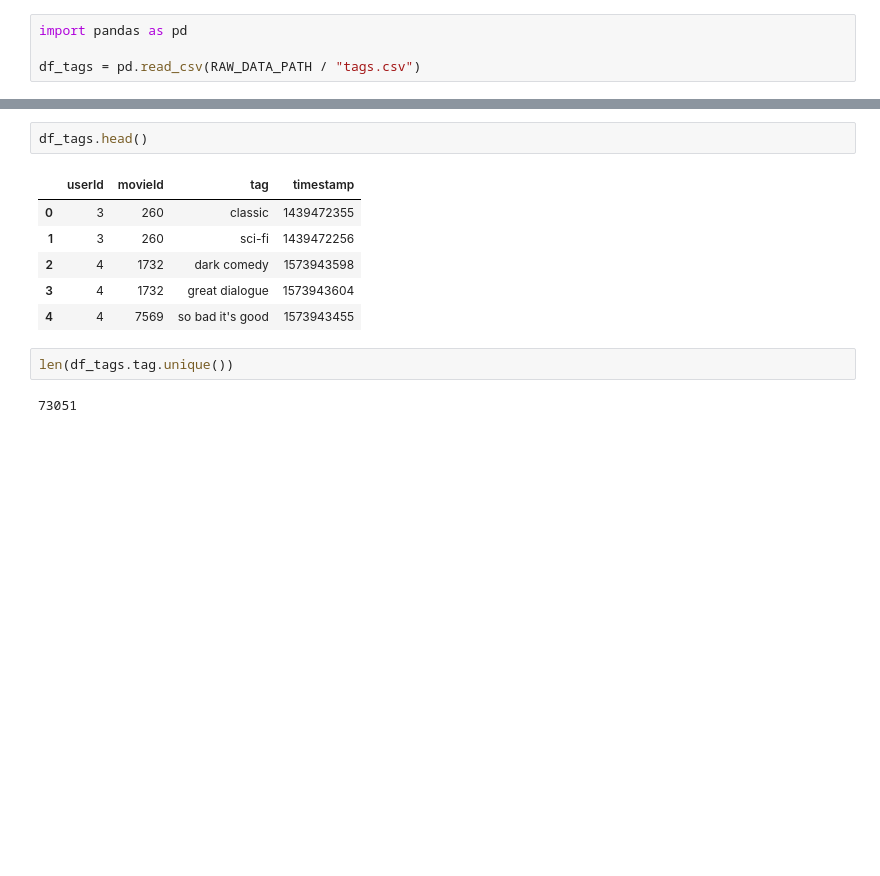
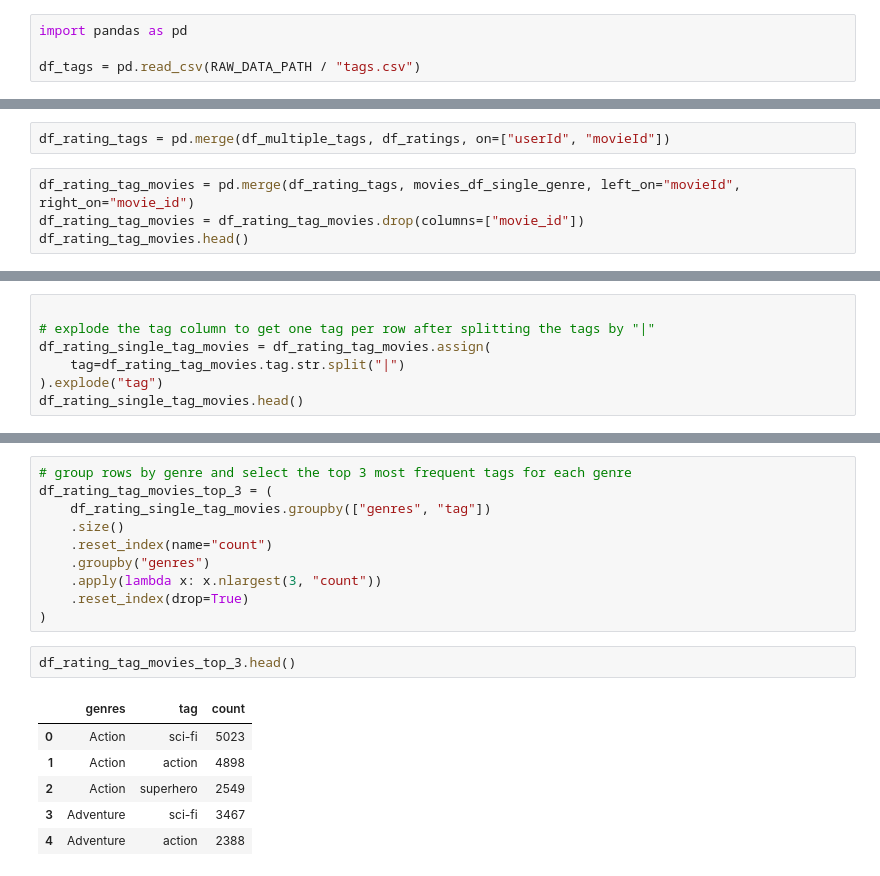
Before and after one commit to lorenz-gorini/bbva_assignment, a Jupyter notebook: notebooks/get_dataset.ipynb, the cells around one changed output, grey strips where cells are left out. Drawn from its saved outputs; the diff is of its cells as text; blank space fills up the shorter version.

```diff
--- a/notebooks/get_dataset.ipynb
+++ b/notebooks/get_dataset.ipynb
@@ -649,0 +691,6 @@ df_tags = pd.read_csv(RAW_DATA_PATH / "tags.csv")
+# %%
+df_rating_tags = pd.merge(df_multiple_tags, df_ratings, on=["userId", "movieId"])
+# %%
+df_rating_tag_movies = pd.merge(df_rating_tags, movies_df_single_genre, left_on="movieId", right_on="movie_id")
+df_rating_tag_movies = df_rating_tag_movies.drop(columns=["movie_id"])
+df_rating_tag_movies.head()
@@ -649,0 +706,7 @@ df_tags = pd.read_csv(RAW_DATA_PATH / "tags.csv")
+# %%
+
+# explode the tag column to get one tag per row after splitting the tags by "|"
+df_rating_single_tag_movies = df_rating_tag_movies.assign(
+    tag=df_rating_tag_movies.tag.str.split("|")
+).explode("tag")
+df_rating_single_tag_movies.head()
@@ -650,13 +720,19 @@ df_tags = pd.read_csv(RAW_DATA_PATH / "tags.csv")
+# %%
+# group rows by genre and select the top 3 most frequent tags for each genre
+df_rating_tag_movies_top_3 = (
+    df_rating_single_tag_movies.groupby(["genres", "tag"])
+    .size()
+    .reset_index(name="count")
+    .groupby("genres")
+    .apply(lambda x: x.nlargest(3, "count"))
+    .reset_index(drop=True)
+)
 # %%
-df_tags.head()
+df_rating_tag_movies_top_3.head()
 # %% [output]
-|  | userId | movieId | tag | timestamp |
-| 0 | 3 | 260 | classic | 1439472355 |
-| 1 | 3 | 260 | sci-fi | 1439472256 |
-| 2 | 4 | 1732 | dark comedy | 1573943598 |
-| 3 | 4 | 1732 | great dialogue | 1573943604 |
-| 4 | 4 | 7569 | so bad it's good | 1573943455 |
+|  | genres | tag | count |
+| 0 | Action | sci-fi | 5023 |
+| 1 | Action | action | 4898 |
+| 2 | Action | superhero | 2549 |
+| 3 | Adventure | sci-fi | 3467 |
+| 4 | Adventure | action | 2388 |
-# %%
-len(df_tags.tag.unique())
-# %% [output]
-73051
```
Also changed, not shown: parts of 21 cells of this notebook, 1 other file.
